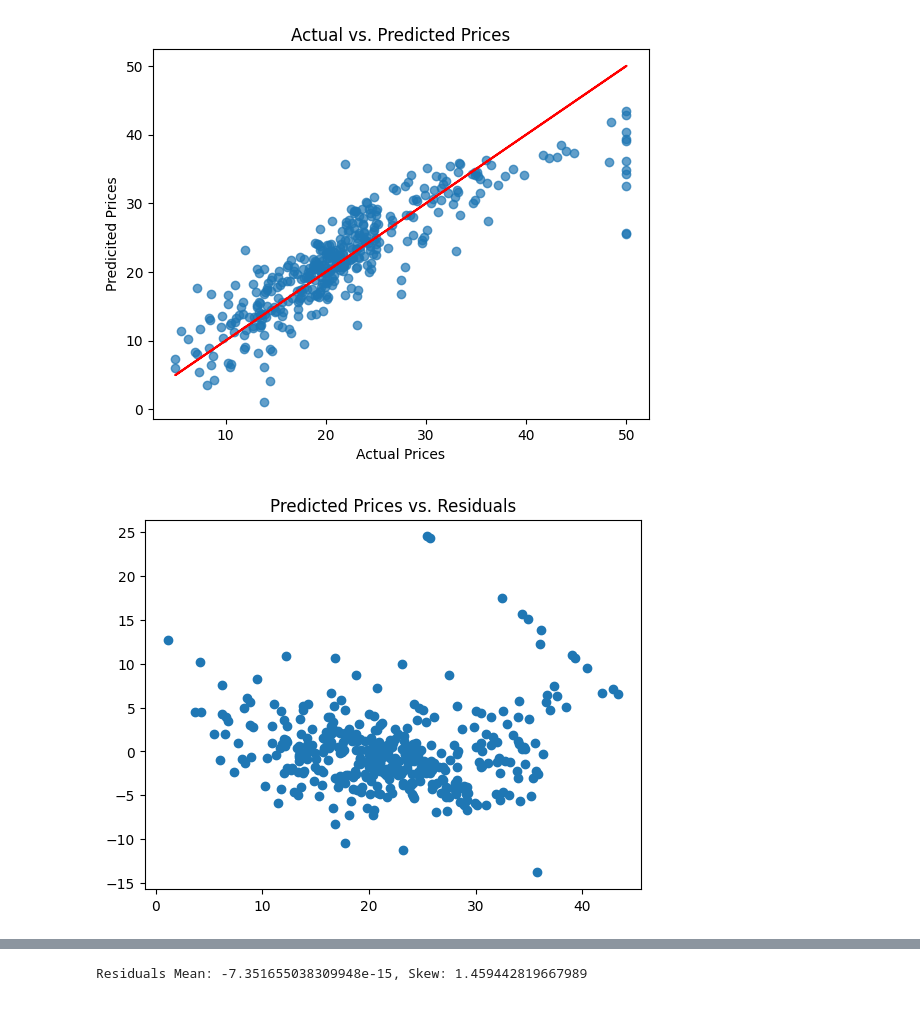
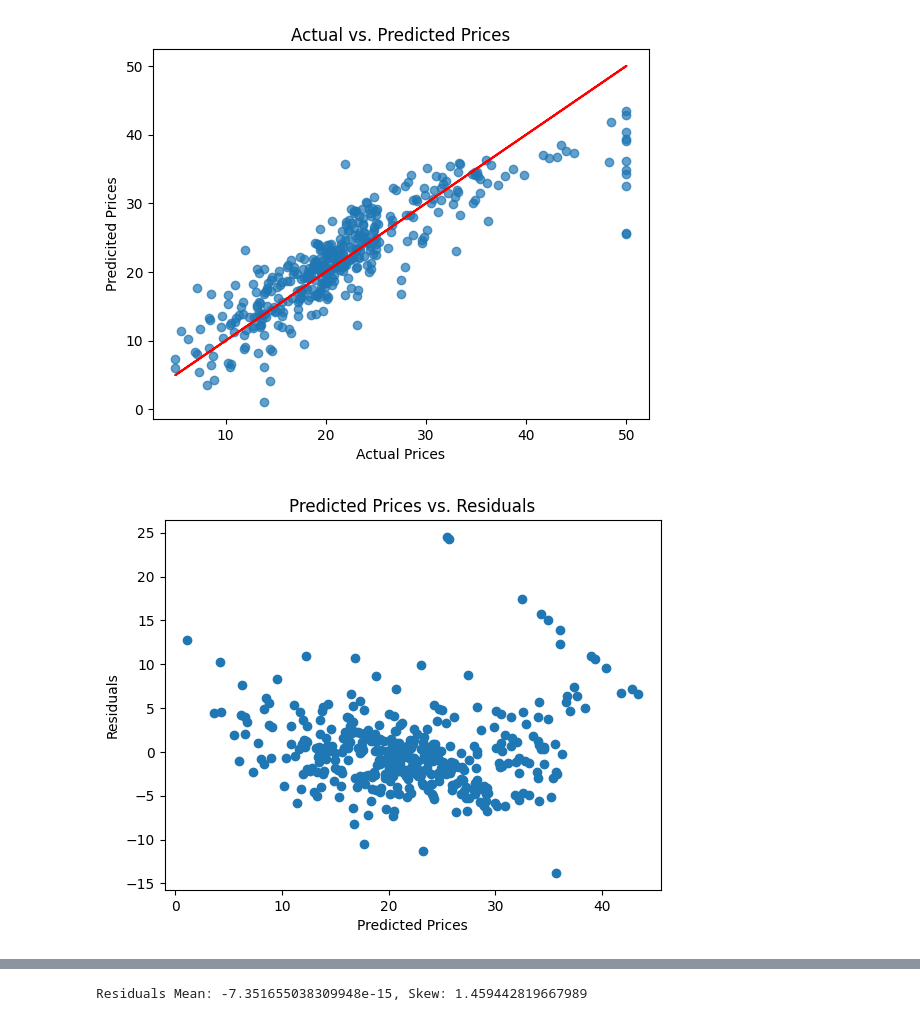
Before and after one commit to bluescreenlife/100-days-of-code, a Jupyter notebook: day_81_capstone_predict_house_prices/Multivariable_Regression_and_Valuation_Model_(start).ipynb, the cells around one changed output, grey strips where cells are left out. Drawn from its saved outputs; the diff is of its cells as text; code cells hidden in the pictures.

```diff
--- a/day_81_capstone_predict_house_prices/Multivariable_Regression_and_Valuation_Model_(start).ipynb
+++ b/day_81_capstone_predict_house_prices/Multivariable_Regression_and_Valuation_Model_(start).ipynb
@@ -505,9 +505,11 @@ plt.show()
 # %%
 plt.scatter(x=predicted_values, y=residuals)
 plt.title('Predicted Prices vs. Residuals')
+plt.xlabel('Predicted Prices')
+plt.ylabel('Residuals')
 plt.show()
 # %% [output]
-[figure, old version]
+[figure, new version]
 # %% [markdown]
 Why do we want to look at the residuals? We want to check that they look random. Why? The residuals represent the errors of our model. If there's a pattern in our errors, then our model has a systematic bias.
 
```
Also changed, not shown: parts of 8 cells of this notebook.
